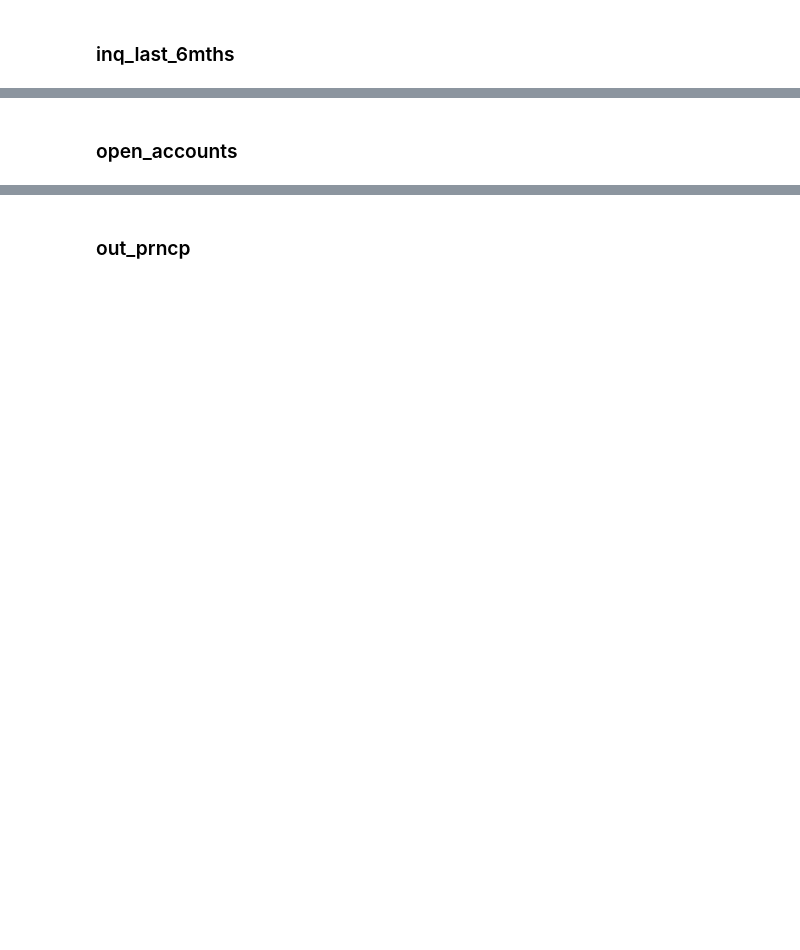
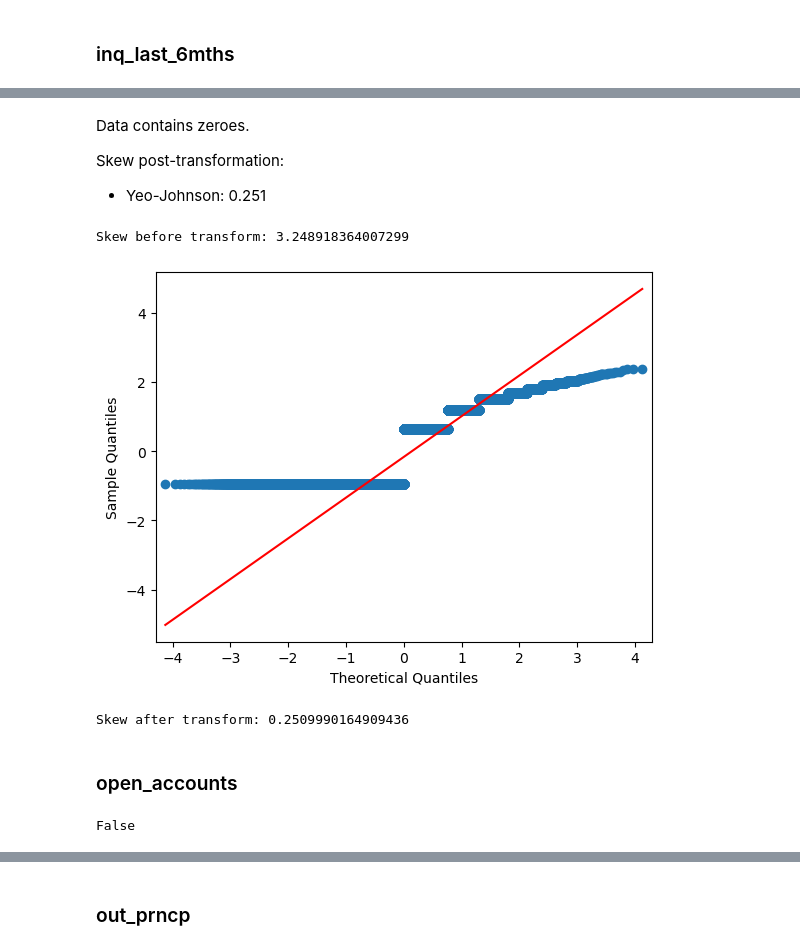
Before and after one commit to RyanCodeGit/exploratory-data-analysis---customer-loans-in-finance800, a Jupyter notebook: EDA.ipynb, the cells around one changed output, grey strips where cells are left out. Saved outputs shown, nothing was run; the diff lists cells and outputs as text; code cells hidden in the pictures; blank space fills up the shorter version.

```diff
--- a/EDA.ipynb
+++ b/EDA.ipynb
@@ -555,2 +616,21 @@ Skew after transform: -0.011944818255083
+# %% [markdown]
+Data contains zeroes.
+
+Skew post-transformation:
+- Yeo-Johnson: 0.251
+# %%
+# Yeo-Johnson transforming inq_last_6mths to determine skew reduction
+print(f"Skew before transform: {df["inq_last_6mths"].skew()}")
+df_yj_inq_last_6mths = transform.yeojohn_tf(df, "inq_last_6mths")
+plot.plot_qq(df_yj_inq_last_6mths)
+print(f"Skew after transform: {df_yj_inq_last_6mths.skew()}")
+# %% [output]
+Skew before transform: 3.248918364007299
+[figure, added]
+Skew after transform: 0.2509990164909436
 # %% [markdown]
 ### open_accounts
+# %%
+inspector.contains_zero(df, "open_accounts")
+# %% [output]
+False
```
Also changed, not shown: parts of 48 cells of this notebook, 1 other file.
